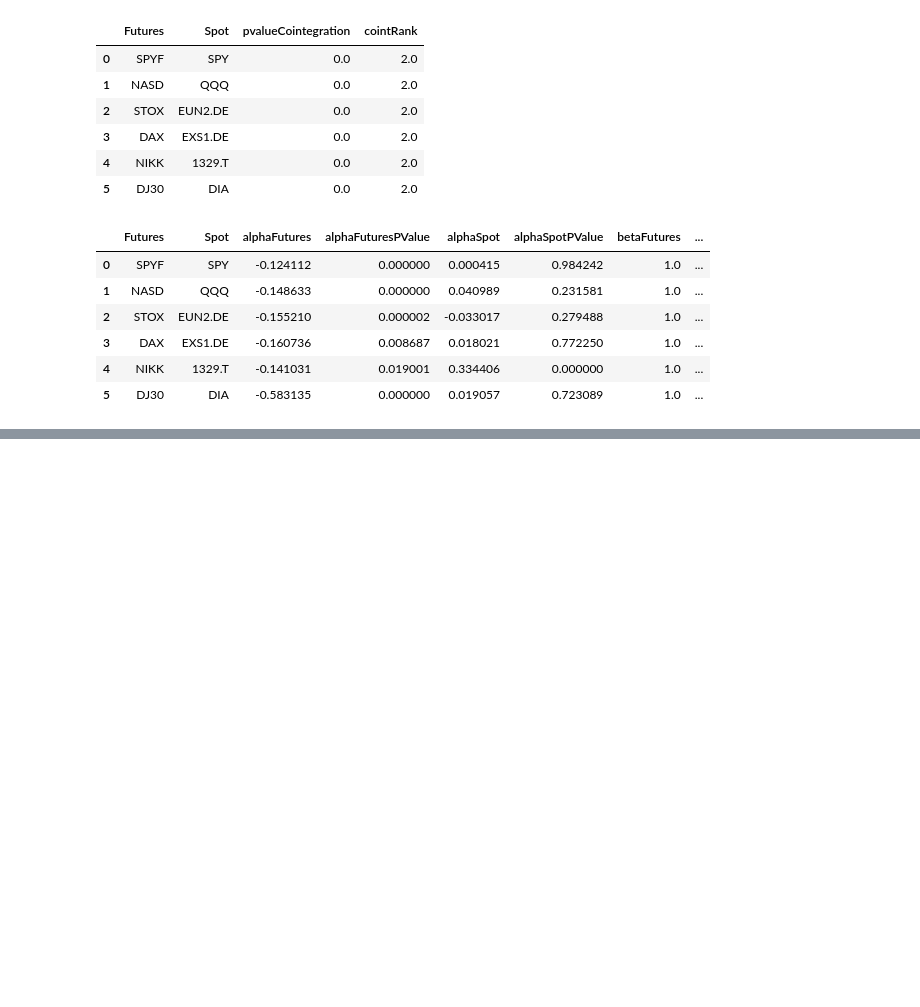
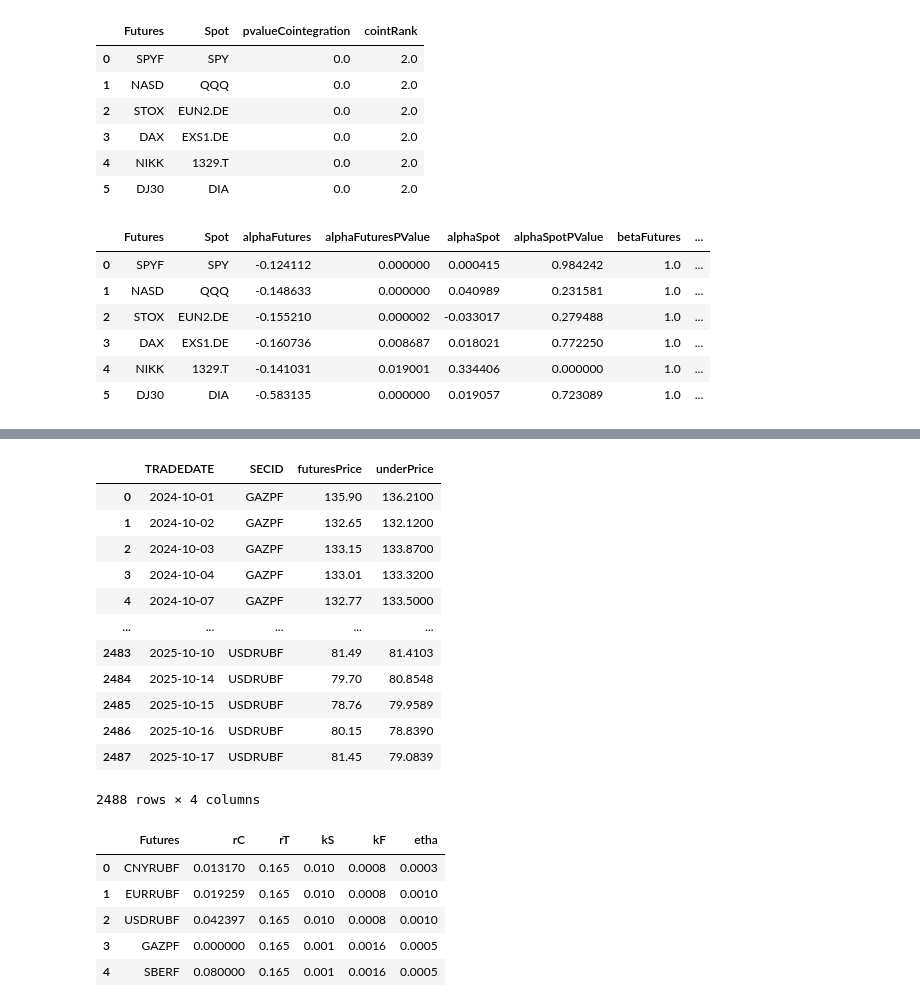
Before and after one commit to valkhodzhaev/RanepaLab, a Jupyter notebook: notebooks/futures.ipynb, the cells around one changed output, grey strips where cells are left out. Saved outputs shown, nothing was run; the diff lists cells and outputs as text; code cells hidden in the pictures; blank space fills up the shorter version.

```diff
--- a/notebooks/futures.ipynb
+++ b/notebooks/futures.ipynb
@@ -839,0 +998,22 @@ q2Analysis.getStats()
+# %%
+display(data, staticParams)
+# %% [output]
+|  | TRADEDATE | SECID | futuresPrice | underPrice |
+| 0 | 2024-10-01 | GAZPF | 135.90 | 136.2100 |
+| 1 | 2024-10-02 | GAZPF | 132.65 | 132.1200 |
+| 2 | 2024-10-03 | GAZPF | 133.15 | 133.8700 |
+| 3 | 2024-10-04 | GAZPF | 133.01 | 133.3200 |
+| 4 | 2024-10-07 | GAZPF | 132.77 | 133.5000 |
+| ... | ... | ... | ... | ... |
+| 2483 | 2025-10-10 | USDRUBF | 81.49 | 81.4103 |
+| 2484 | 2025-10-14 | USDRUBF | 79.70 | 80.8548 |
+| 2485 | 2025-10-15 | USDRUBF | 78.76 | 79.9589 |
+| 2486 | 2025-10-16 | USDRUBF | 80.15 | 78.8390 |
+| 2487 | 2025-10-17 | USDRUBF | 81.45 | 79.0839 |
+2488 rows × 4 columns
+|  | Futures | rC | rT | kS | kF | etha |
+| 0 | CNYRUBF | 0.013170 | 0.165 | 0.010 | 0.0008 | 0.0003 |
+| 1 | EURRUBF | 0.019259 | 0.165 | 0.010 | 0.0008 | 0.0010 |
+| 2 | USDRUBF | 0.042397 | 0.165 | 0.010 | 0.0008 | 0.0010 |
+| 3 | GAZPF | 0.000000 | 0.165 | 0.001 | 0.0016 | 0.0005 |
+| 4 | SBERF | 0.080000 | 0.165 | 0.001 | 0.0016 | 0.0005 |
```
Also changed, not shown: parts of 6 cells of this notebook, 4 other files.
